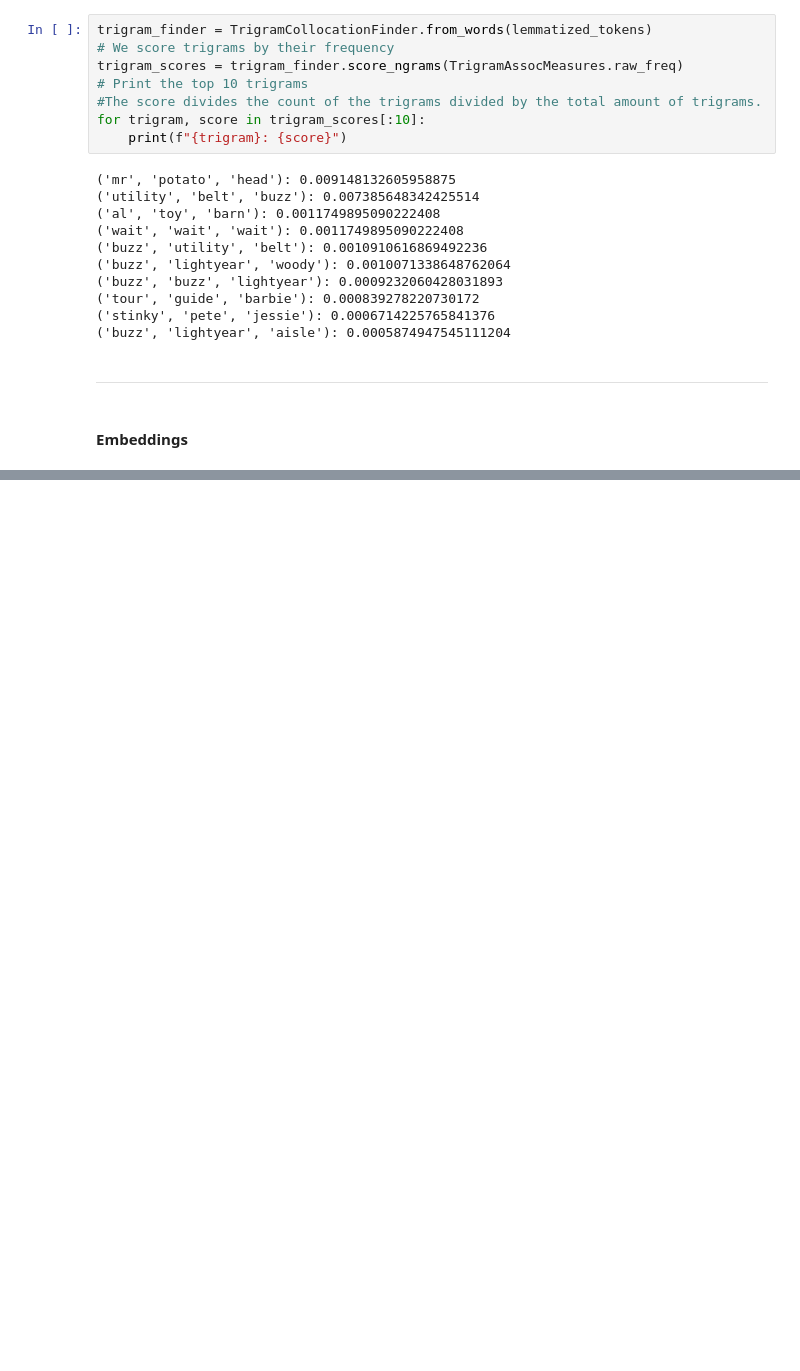
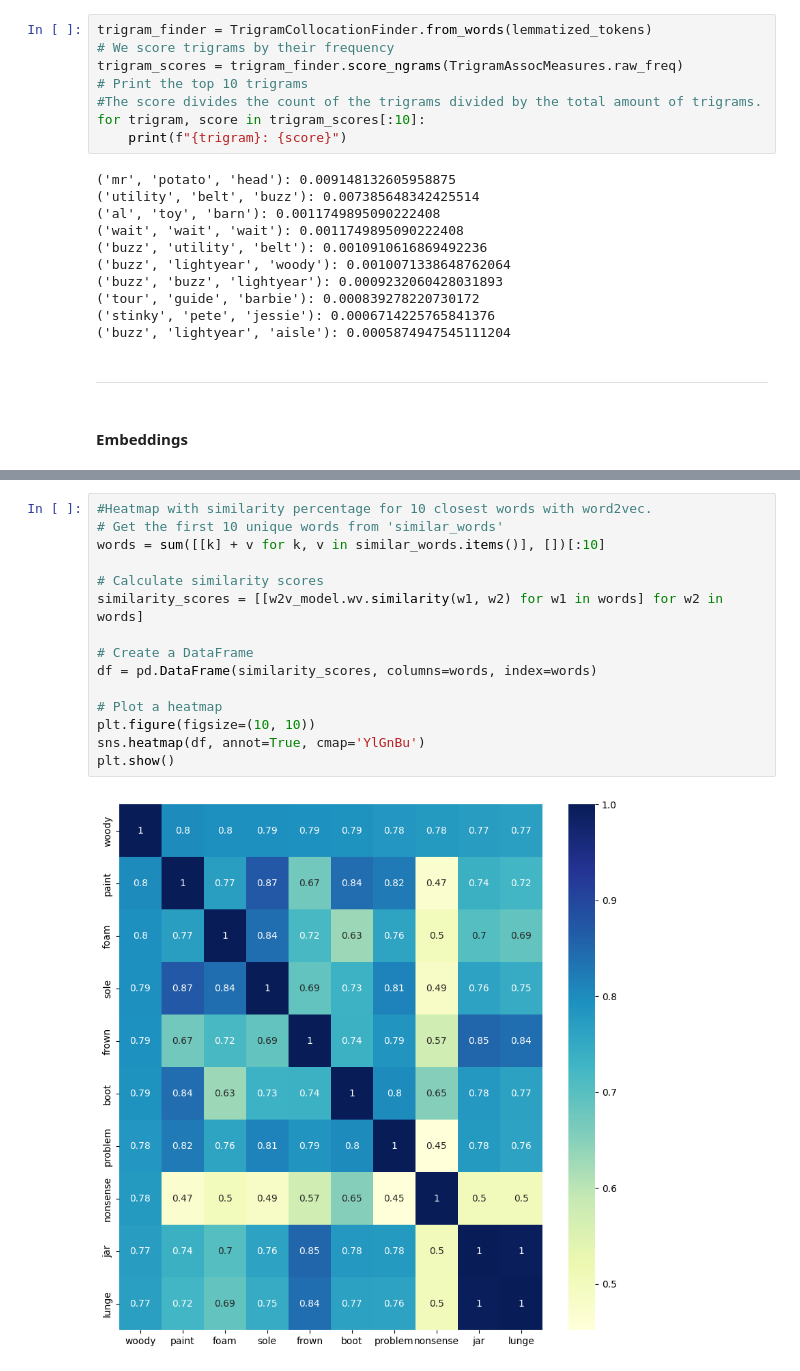
Before and after one commit to mau-JS/NLP-Project, a Jupyter notebook: ProjectNLP.ipynb, the cells around one changed output, grey strips where cells are left out. Drawn from its saved outputs; the diff is of its cells as text; blank space fills up the shorter version.

```diff
--- a/ProjectNLP.ipynb
+++ b/ProjectNLP.ipynb
@@ -213,3 +213,20 @@ print(similar_words)
+# %%
+#Heatmap with similarity percentage for 10 closest words with word2vec.
+# Get the first 10 unique words from 'similar_words'
+words = sum([[k] + v for k, v in similar_words.items()], [])[:10]
+
+# Calculate similarity scores
+similarity_scores = [[w2v_model.wv.similarity(w1, w2) for w1 in words] for w2 in words]
+
+# Create a DataFrame
+df = pd.DataFrame(similarity_scores, columns=words, index=words)
+
+# Plot a heatmap
+plt.figure(figsize=(10, 10))
+sns.heatmap(df, annot=True, cmap='YlGnBu')
+plt.show()
+# %% [output]
+[figure, added]
 # %%
 from sklearn.manifold import TSNE
 import matplotlib.pyplot as plt
```
Also changed, not shown: parts of 11 cells of this notebook.
